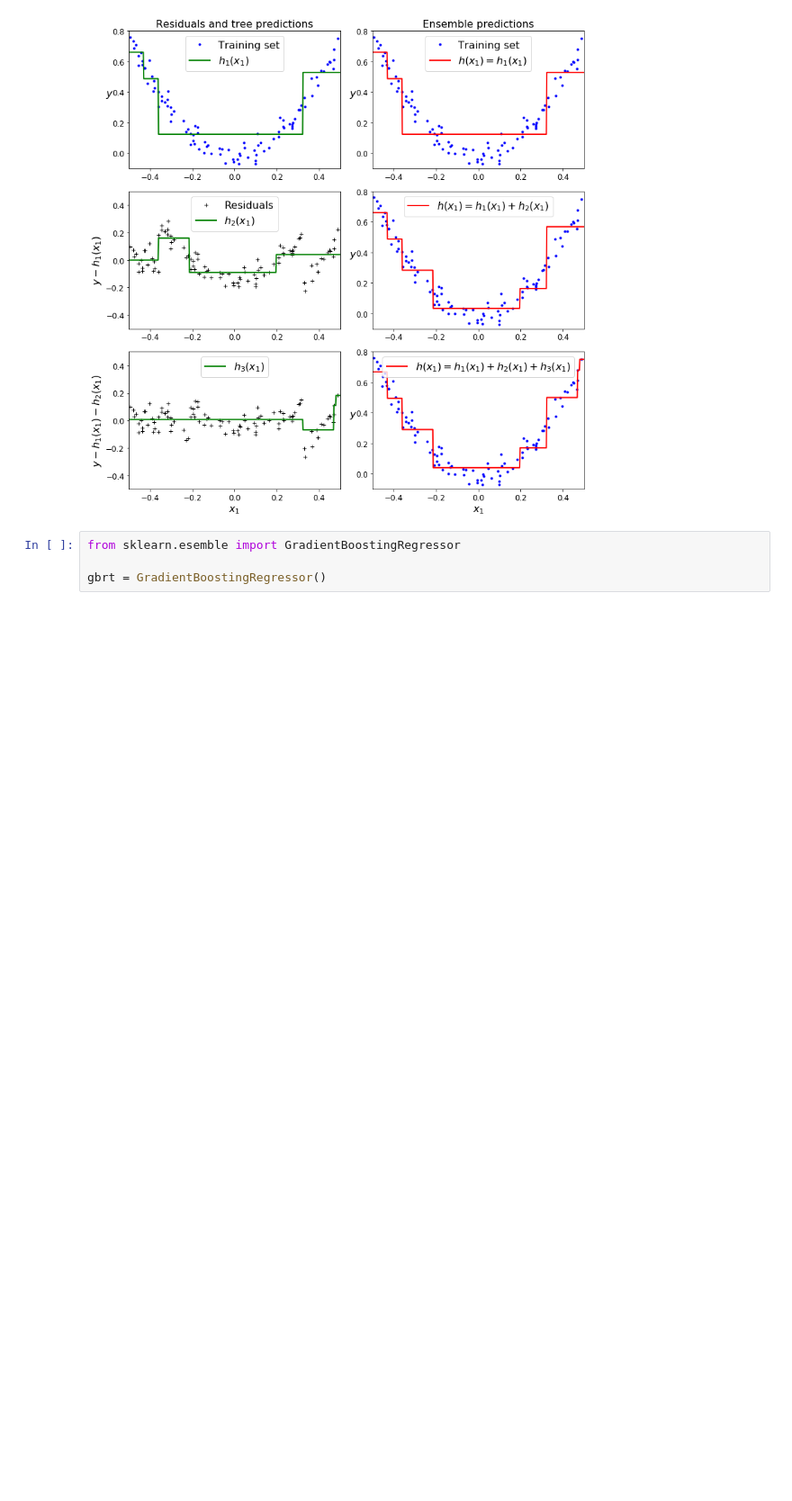
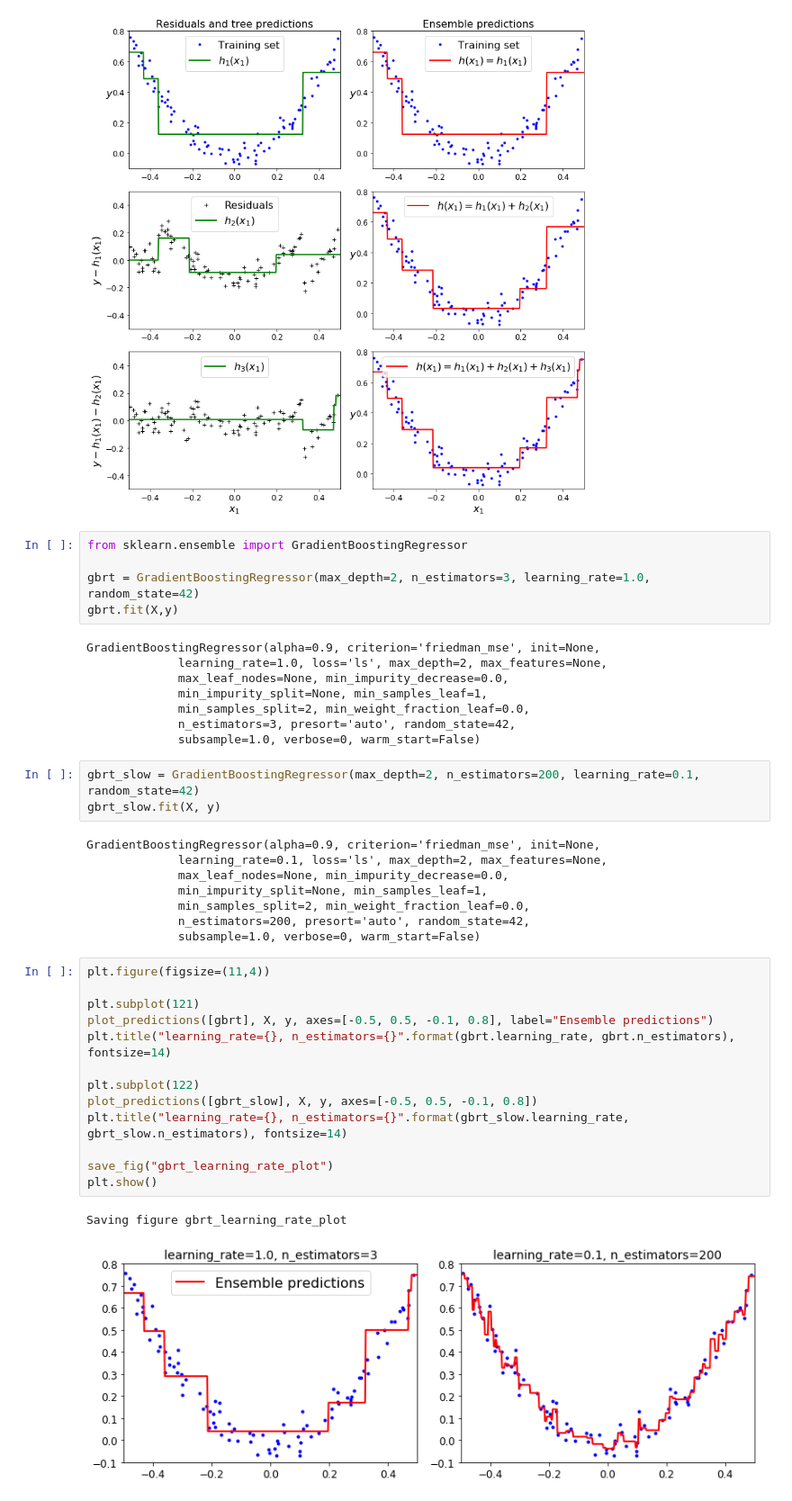
Before and after one commit to Oukaishen/dailyPython, a Jupyter notebook: HandsOnSKTF/Ensemble Learning and RF.ipynb, the cells around one changed output. Shown: that part at 90% size. Saved outputs shown, nothing was run; the diff lists cells and outputs as text; blank space fills up the shorter version.

```diff
--- a/HandsOnSKTF/Ensemble Learning and RF.ipynb
+++ b/HandsOnSKTF/Ensemble Learning and RF.ipynb
@@ -398,7 +398,43 @@ plt.show()
 # %% [output]
 Saving figure gradient_boosting_plot
 [figure]
-# %%
-from sklearn.esemble import GradientBoostingRegressor
-
-gbrt = GradientBoostingRegressor()
+# %%
+from sklearn.ensemble import GradientBoostingRegressor
+
+gbrt = GradientBoostingRegressor(max_depth=2, n_estimators=3, learning_rate=1.0, random_state=42)
+gbrt.fit(X,y)
+# %% [output]
+GradientBoostingRegressor(alpha=0.9, criterion='friedman_mse', init=None,
+             learning_rate=1.0, loss='ls', max_depth=2, max_features=None,
+             max_leaf_nodes=None, min_impurity_decrease=0.0,
+             min_impurity_split=None, min_samples_leaf=1,
+             min_samples_split=2, min_weight_fraction_leaf=0.0,
+             n_estimators=3, presort='auto', random_state=42,
+             subsample=1.0, verbose=0, warm_start=False)
+# %%
+gbrt_slow = GradientBoostingRegressor(max_depth=2, n_estimators=200, learning_rate=0.1, random_state=42)
+gbrt_slow.fit(X, y)
+# %% [output]
+GradientBoostingRegressor(alpha=0.9, criterion='friedman_mse', init=None,
+             learning_rate=0.1, loss='ls', max_depth=2, max_features=None,
+             max_leaf_nodes=None, min_impurity_decrease=0.0,
+             min_impurity_split=None, min_samples_leaf=1,
+             min_samples_split=2, min_weight_fraction_leaf=0.0,
+             n_estimators=200, presort='auto', random_state=42,
+             subsample=1.0, verbose=0, warm_start=False)
+# %%
+plt.figure(figsize=(11,4))
+
+plt.subplot(121)
+plot_predictions([gbrt], X, y, axes=[-0.5, 0.5, -0.1, 0.8], label="Ensemble predictions")
+plt.title("learning_rate={}, n_estimators={}".format(gbrt.learning_rate, gbrt.n_estimators), fontsize=14)
+
+plt.subplot(122)
+plot_predictions([gbrt_slow], X, y, axes=[-0.5, 0.5, -0.1, 0.8])
+plt.title("learning_rate={}, n_estimators={}".format(gbrt_slow.learning_rate, gbrt_slow.n_estimators), fontsize=14)
+
+save_fig("gbrt_learning_rate_plot")
+plt.show()
+# %% [output]
+Saving figure gbrt_learning_rate_plot
+[figure, added]
```
Also changed, not shown: parts of 2 cells of this notebook, 1 other file.
